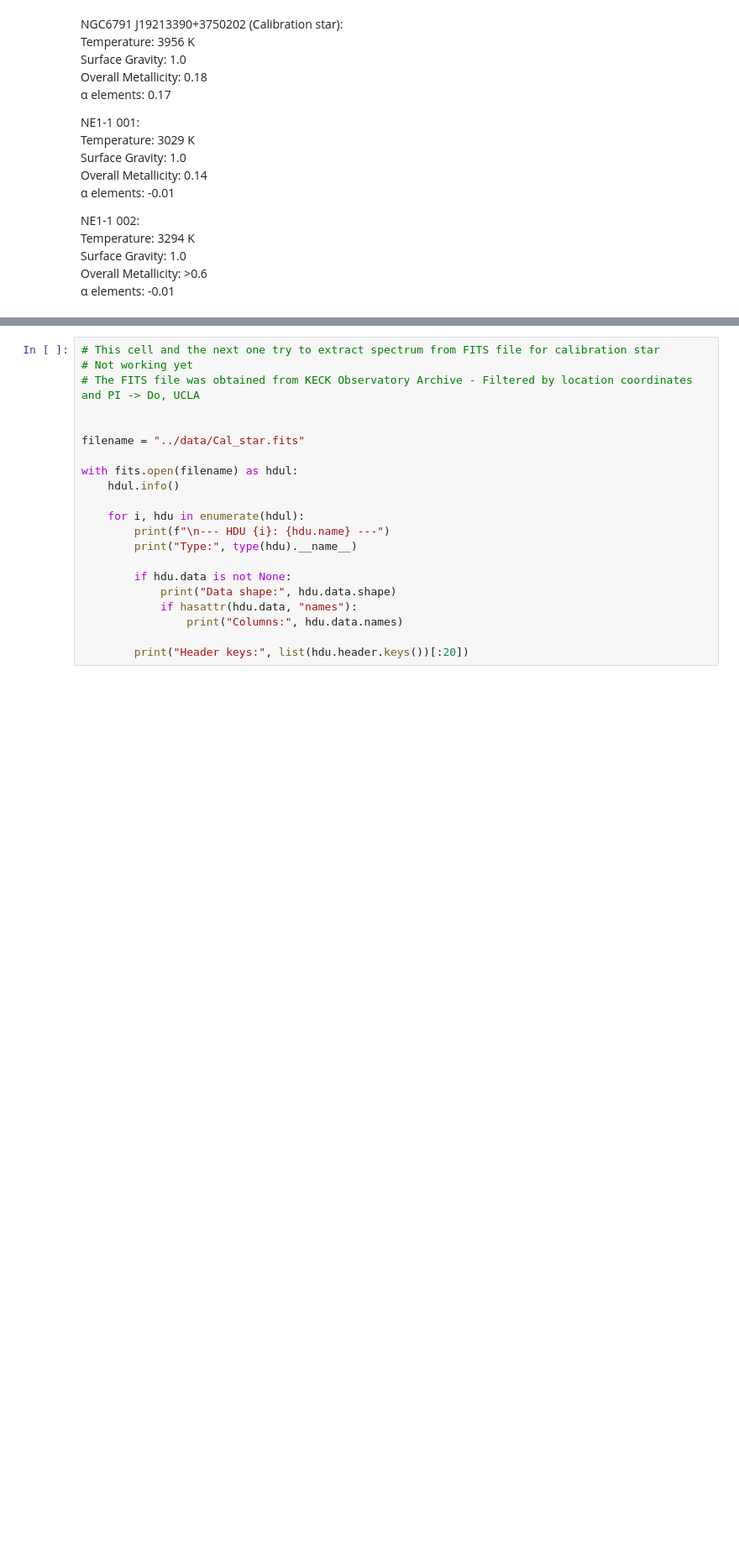
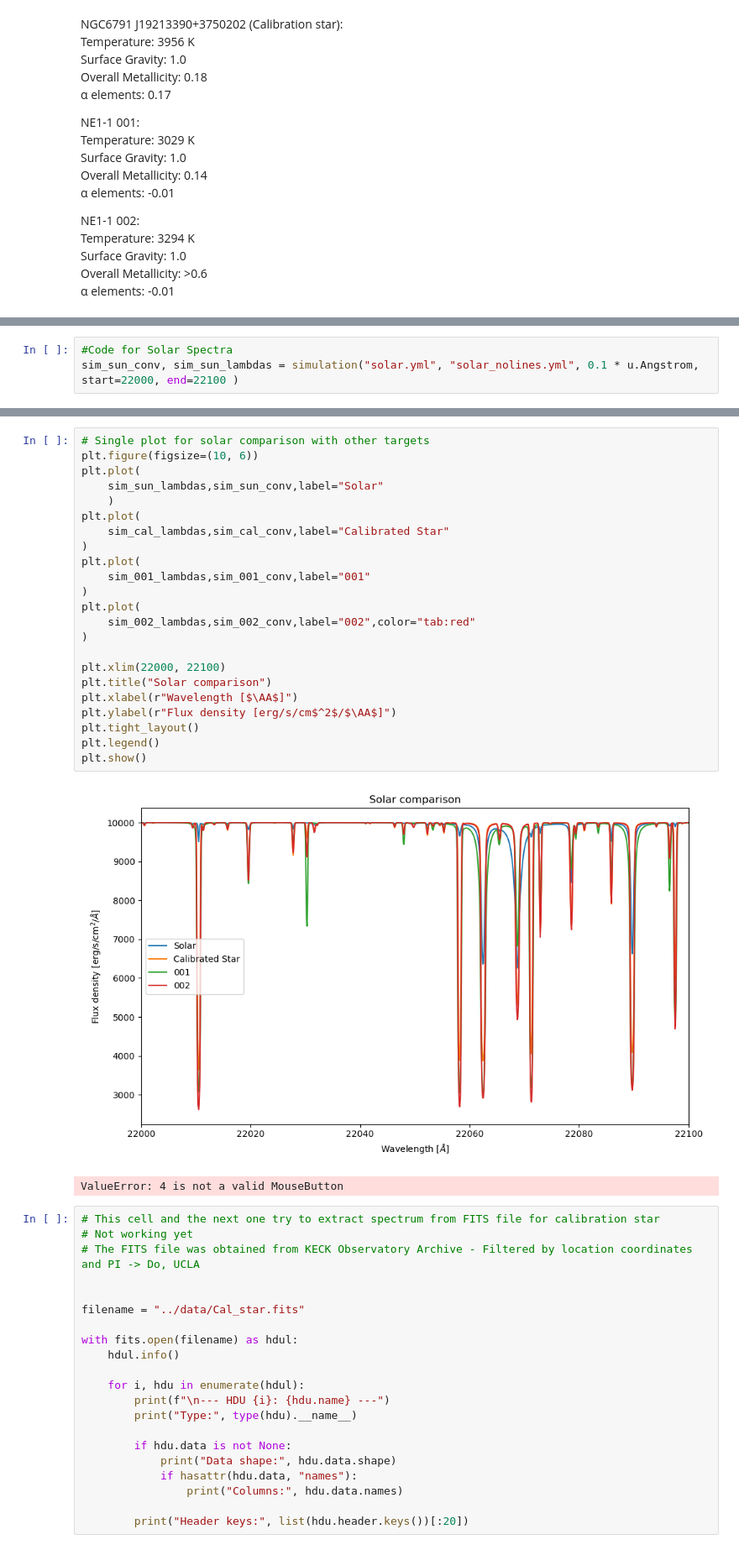
Before and after one commit to Keshavj-07/first_proj, a Jupyter notebook: scripts/NSC.ipynb, the cells around one changed output, grey strips where cells are left out. Shown at 84% size. Cells and saved outputs as stored; diff of their text form; blank space fills up the shorter version.

```diff
--- a/scripts/NSC.ipynb
+++ b/scripts/NSC.ipynb
@@ -121,0 +67,3 @@ plt.show()
+# %%
+#Code for Solar Spectra
+sim_sun_conv, sim_sun_lambdas = simulation("solar.yml", "solar_nolines.yml", 0.1 * u.Angstrom, start=22000, end=22100 )
@@ -122,3 +136,29 @@ plt.show()
+# %%
+# Single plot for solar comparison with other targets
+plt.figure(figsize=(10, 6))
+plt.plot(
+    sim_sun_lambdas,sim_sun_conv,label="Solar"
+    )
+plt.plot(
+    sim_cal_lambdas,sim_cal_conv,label="Calibrated Star"
+)
+plt.plot(
+    sim_001_lambdas,sim_001_conv,label="001"
+)
+plt.plot(
+    sim_002_lambdas,sim_002_conv,label="002",color="tab:red"
+)
+
+plt.xlim(22000, 22100)
+plt.title("Solar comparison")
+plt.xlabel(r"Wavelength [$\AA$]")
+plt.ylabel(r"Flux density [erg/s/cm$^2$/$\AA$]")
+plt.tight_layout()
+plt.legend()
+plt.show()
+# %% [output]
+[figure, added]
+ValueError: 4 is not a valid MouseButton
 # %%
 # This cell and the next one try to extract spectrum from FITS file for calibration star
 # Not working yet
```
Also changed, not shown: parts of 8 cells of this notebook, 8 other files.
